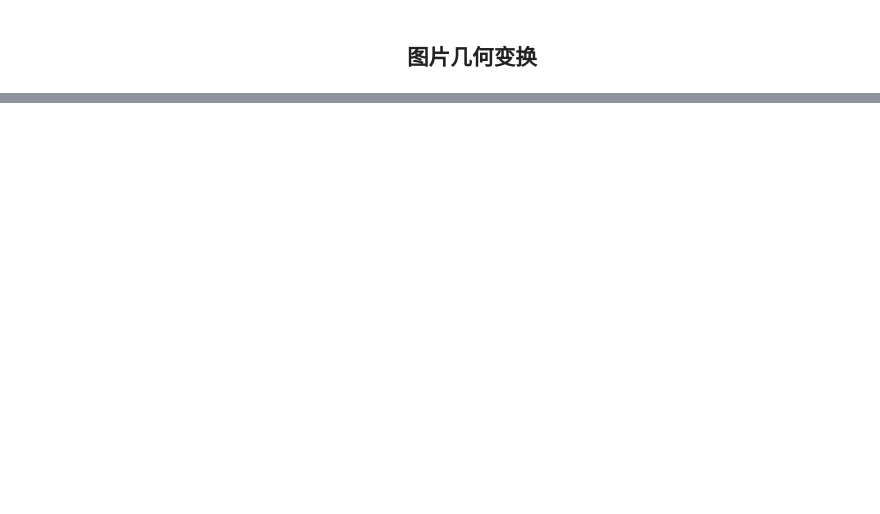
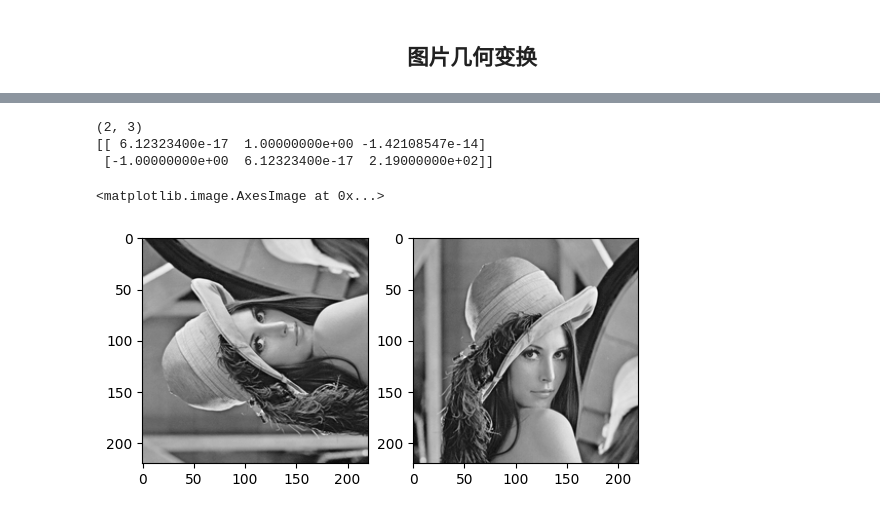
Before and after one commit to junxi-haoyi/happy_opencv, a Jupyter notebook: graph_op/4.2IGTransformer.ipynb, the cells around one changed output, grey strips where cells are left out. Drawn from its saved outputs; the diff is of its cells as text; code cells hidden in the pictures; blank space fills up the shorter version.

```diff
--- a/graph_op/4.2IGTransformer.ipynb
+++ b/graph_op/4.2IGTransformer.ipynb
@@ -51,0 +81,24 @@ plt.imshow(res)
+# %%
+import cv2 as cv
+import numpy as np
+import matplotlib.pyplot as plt
+
+img = cv.imread('../Lenna.png', 0)
+
+rows, cols = img.shape
+
+M = cv.getRotationMatrix2D(((cols-1)/2.0, (rows-1)/2.0), 90, 1)
+print(M.shape)
+print(M)
+dst = cv.warpAffine(img, M, (cols, rows))
+
+plt.subplot(121)
+plt.imshow(dst, cmap='gray')
+plt.subplot(122)
+plt.imshow(img, cmap='gray')
+# %% [output]
+(2, 3)
+[[ 6.12323400e-17  1.00000000e+00 -1.42108547e-14]
+ [-1.00000000e+00  6.12323400e-17  2.19000000e+02]]
+<matplotlib.image.AxesImage at 0x...>
+[figure, added]
```
Also changed, not shown: parts of 10 cells of this notebook.
